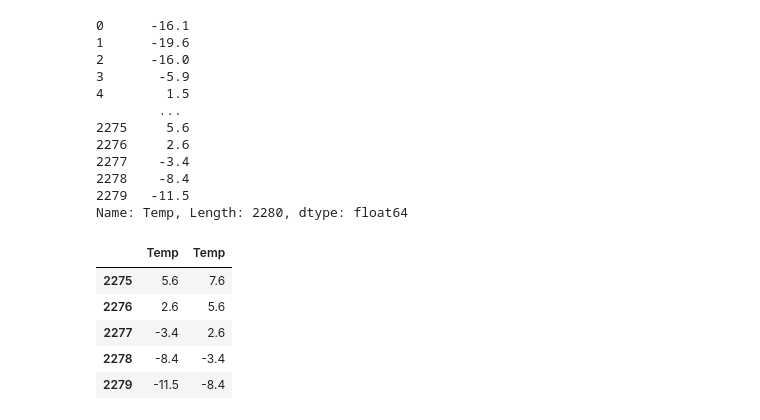
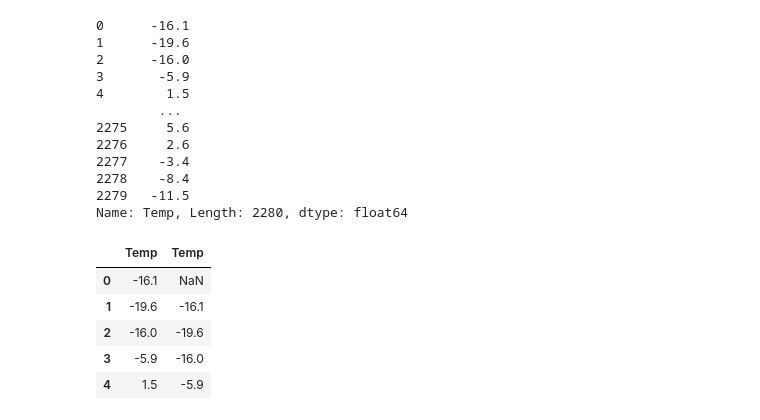
Before and after one commit to ozerm/GlobalWarming, a Jupyter notebook: Time series analysis.ipynb, the cells around one changed output. Cells and saved outputs as stored; diff of their text form; code cells hidden in the pictures.

```diff
--- a/Time series analysis.ipynb
+++ b/Time series analysis.ipynb
@@ -361,11 +369,11 @@ value = pd.DataFrame(series_value)
 # %%
 shifted = pd.concat([value, value.shift(1)], axis=1)
 # %%
-shifted.tail()
+shifted.head()
 # %% [output]
 |  | Temp | Temp |
-| 2275 | 5.6 | 7.6 |
-| 2276 | 2.6 | 5.6 |
-| 2277 | -3.4 | 2.6 |
-| 2278 | -8.4 | -3.4 |
-| 2279 | -11.5 | -8.4 |
+| 0 | -16.1 | NaN |
+| 1 | -19.6 | -16.1 |
+| 2 | -16.0 | -19.6 |
+| 3 | -5.9 | -16.0 |
+| 4 | 1.5 | -5.9 |
```
Also changed, not shown: parts of 18 cells of this notebook.
